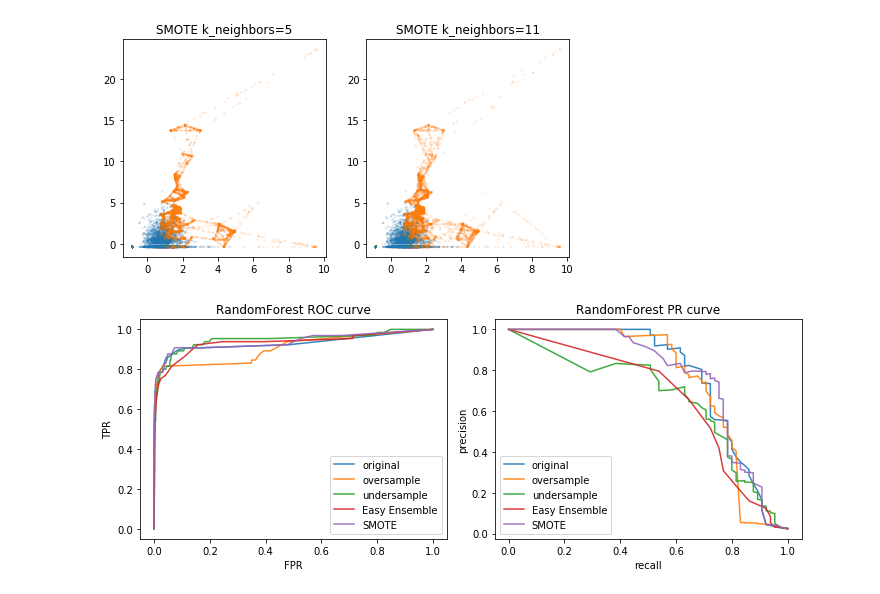
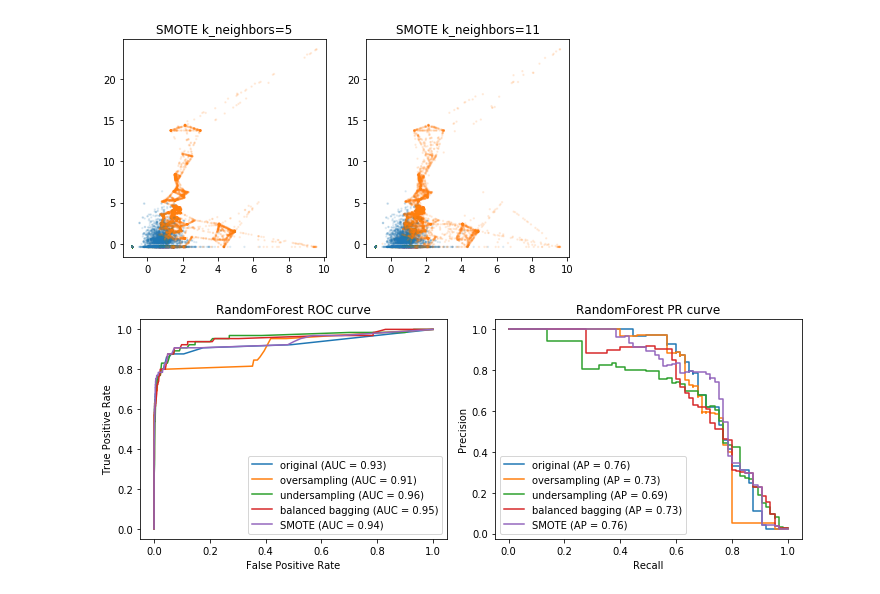
Before and after one commit to amueller/COMS4995-s20, a Jupyter notebook: slides/aml-10-calibration-imbalanced-data/aml-11-resampling-imbalanced-data.ipynb, the cells around one changed output. Cells and saved outputs as stored; diff of their text form; code cells hidden in the pictures.

Commit message:
update curves with fix to balanced bagging.

```diff
--- a/slides/aml-10-calibration-imbalanced-data/aml-11-resampling-imbalanced-data.ipynb
+++ b/slides/aml-10-calibration-imbalanced-data/aml-11-resampling-imbalanced-data.ipynb
@@ -197,8 +197,9 @@ scores['test_roc_auc'].mean(), scores['test_average_precision'].mean()
 # %%
 from sklearn.tree import DecisionTreeClassifier
 from imblearn.ensemble import BalancedBaggingClassifier
+from imblearn.ensemble import BalancedRandomForestClassifier
 resampled_rf = BalancedBaggingClassifier(base_estimator=DecisionTreeClassifier(max_features='auto'),
-                                         random_state=0)
+                                         random_state=0, n_estimators=100)
 # %%
 scores = cross_validate(resampled_rf,
                         X_train, y_train, cv=10, scoring=('roc_auc', 'average_precision'))
@@ -399,28 +388,0 @@ precision_smote_pipe_rf, recall_smote_pipe_rf, _ = precision_recall_curve(y_test
-# %%
-
-fig, axes = plt.subplots(1, 2, figsize=(10, 4))
-axes[0].plot(fpr_org, tpr_org, label="original", alpha=.9)
-axes[0].plot(fpr_over, tpr_over, label="oversample", alpha=.9)
-axes[0].plot(fpr_under, tpr_under, label="undersample", alpha=.9)
-axes[0].plot(fpr_ee, tpr_ee, label="Easy Ensemble", alpha=.9)
-axes[0].plot(fpr_smote_pipe_rf, tpr_smote_pipe_rf, label="SMOTE", alpha=.9)
-
-axes[0].legend()
-axes[0].set_xlabel("FPR")
-axes[0].set_ylabel("TPR")
-axes[0].set_title("RandomForest ROC curve")
-
-axes[1].plot(recall_org, precision_org, label="original", alpha=.9)
-axes[1].plot(recall_over, precision_over, label="oversample", alpha=.9)
-axes[1].plot(recall_under, precision_under, label="undersample", alpha=.9)
-axes[1].plot(recall_ee, precision_ee, label="Easy Ensemble", alpha=.9)
-axes[1].plot(recall_smote_pipe_rf, precision_smote_pipe_rf, label="SMOTE", alpha=.9)
-
-axes[1].legend()
-axes[1].set_xlabel("recall")
-axes[1].set_ylabel("precision")
-axes[1].set_title("RandomForest PR curve")
-plt.tight_layout()
-plt.savefig("images/roc_vs_pr_smote.png", dpi=500)
-# %% [output]
-[figure, removed]
@@ -426,0 +391,20 @@ plt.savefig("images/roc_vs_pr_smote.png", dpi=500)
+# %%
+fig, axes = plt.subplots(1, 2, figsize=(10, 4))
+plot_roc_curve(rf, X_test, y_test, name="original", ax=axes[0])
+plot_roc_curve(oversample_pipe_rf, X_test, y_test, name="oversampling", ax=axes[0])
+plot_roc_curve(undersample_pipe_rf, X_test, y_test, name="undersampling", ax=axes[0])
+plot_roc_curve(resampled_rf, X_test, y_test, name="balanced bagging", ax=axes[0])
+plot_roc_curve(smote_pipe_rf, X_test, y_test, name="SMOTE", ax=axes[0])
+axes[0].set_title("RandomForest ROC curve")
+
+plot_precision_recall_curve(rf, X_test, y_test, name="original", ax=axes[1])
+plot_precision_recall_curve(oversample_pipe_rf, X_test, y_test, name="oversampling", ax=axes[1])
+plot_precision_recall_curve(undersample_pipe_rf, X_test, y_test, name="undersampling", ax=axes[1])
+plot_precision_recall_curve(resampled_rf, X_test, y_test, name="balanced bagging", ax=axes[1])
+plot_precision_recall_curve(smote_pipe_rf, X_test, y_test, name="SMOTE", ax=axes[1])
+axes[1].set_title("RandomForest PR curve")
+
+plt.tight_layout()
+plt.savefig("images/roc_vs_pr_smote.png", dpi=500)
+# %% [output]
+[figure, added]
```
Also changed, not shown: parts of 6 cells of this notebook, 2 other files.
